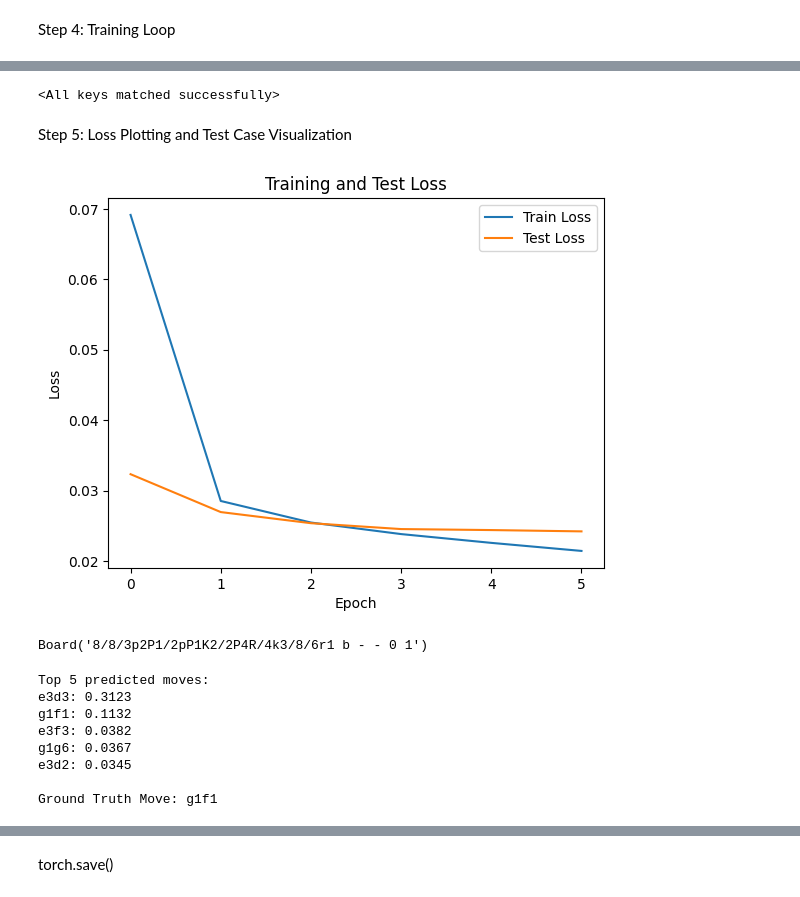
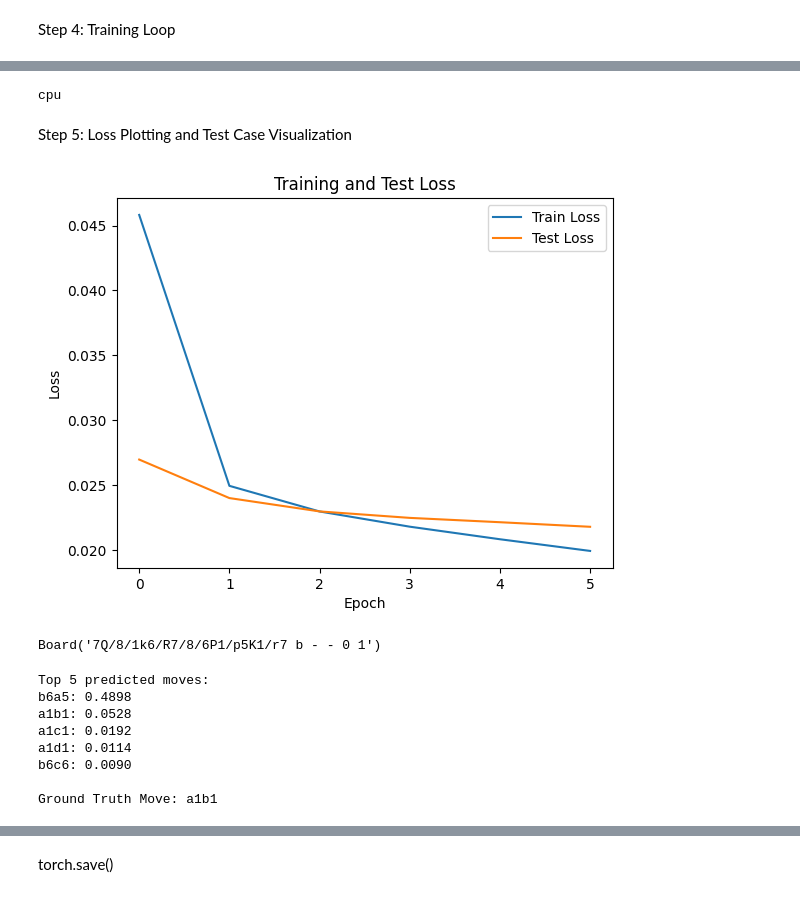
Before and after one commit to dzhou8/Endplay, a Jupyter notebook: model/CNN_Train.ipynb, the cells around one changed output, grey strips where cells are left out. Saved outputs shown, nothing was run; the diff lists cells and outputs as text; code cells hidden in the pictures.

```diff
--- a/model/CNN_Train.ipynb
+++ b/model/CNN_Train.ipynb
@@ -4,12 +4,12 @@ Step 1: Train/Test Split
 import numpy as np
 from sklearn.model_selection import train_test_split
 
-# data_2024 = np.load("../preprocessing/2024_6less.npz")
-# data_2023 = np.load("../preprocessing/2023_6less.npz")
-# X = np.concatenate([data_2023["inputs"], data_2024["inputs"]], axis=0)
-# Y = np.concatenate([data_2023["outputs"], data_2024["outputs"]], axis=0)
-data = np.load("../preprocessing/2023_6less.npz")
-X, Y = data["inputs"], data["outputs"]
+data_2024 = np.load("../preprocessing/2024_6less.npz")
+data_2023 = np.load("../preprocessing/2023_6less.npz")
+X = np.concatenate([data_2023["inputs"], data_2024["inputs"]], axis=0)
+Y = np.concatenate([data_2023["outputs"], data_2024["outputs"]], axis=0)
+# data = np.load("../preprocessing/2023_6less.npz")
+# X, Y = data["inputs"], data["outputs"]
 
 X_train, X_test, Y_train, Y_test = train_test_split(X, Y, test_size=0.1, random_state=42)
 print(len(X_train), len(X_test))
@@ -54,6 +54,7 @@ epochs = 6
 for epoch in range(epochs):
     model.train()
     total_train_loss = 0
+    model.to(device)
 
     for xb, yb in train_loader:
         xb, yb = xb.to(device), yb.to(device)
@@ -85,7 +86,8 @@ for epoch in range(epochs):
 
     if avg_test_loss < best_loss:
         best_loss = avg_test_loss
-        torch.save(model.state_dict(), "early_stop.pt")
+        model_cpu = model.cpu()
+        torch.save(model_cpu.state_dict(), "endplay_weights.pt")
 
     print(f"Epoch {epoch+1}/{epochs} - Train Loss: {avg_train_loss:.4f} - Test Loss: {avg_test_loss:.4f}")
 # %% [output]
@@ -98,7 +100,9 @@ Epoch 6/6 - Train Loss: 0.0214 - Test Loss: 0.0242
 # %%
-model.load_state_dict(torch.load("early_stop.pt"))
+model.load_state_dict(torch.load("endplay_weights.pt", map_location=torch.device('cpu')))
+model.to('cpu')
+print(next(model.parameters()).device)
 # %% [output]
-<All keys matched successfully>
+cpu
 # %% [markdown]
 Step 5: Loss Plotting and Test Case Visualization
 # %%
@@ -114,44 +118,44 @@ plt.show()
 
 import sys
 sys.path.insert(1, "../preprocessing")
 import utils
 
 # Pick a test sample
 idx = np.random.randint(len(X_test))
-x = torch.tensor(X_test[idx:idx+1], dtype=torch.float32).to(device)
+x = torch.tensor(X_test[idx:idx+1], dtype=torch.float32).to('cpu')
 y_pred = model(x)[0]  # shape: (2, 8, 8)
 
 board = utils.tensor_to_board(X_test[idx])
 display(board)
 top5_moves = model.get_top_moves(board, 5)
 
 print("Top 5 predicted moves:")
 for move, score in top5_moves:
     print(f"{move.uci()}: {score:.4f}")
 
 y_true = Y_test[idx]  # shape: (2, 8, 8)
 # Find the '1' (or highest value) in the start plane and end plane
 start_idx = np.argmax(y_true[0].flatten())
 end_idx   = np.argmax(y_true[1].flatten())
 
 # Convert to square names just like the predicted moves
 import chess
 start_sq = chess.square_name(start_idx)
 end_sq   = chess.square_name(end_idx)
 true_uci = f"{start_sq}{end_sq}"
 
 print("\nGround Truth Move:", true_uci)
 # %% [output]
-[figure, old version]
+[figure, new version]
-Board('8/8/3p2P1/2pP1K2/2P4R/4k3/8/6r1 b - - 0 1')
+Board('7Q/8/1k6/R7/8/6P1/p5K1/r7 b - - 0 1')
 Top 5 predicted moves:
-e3d3: 0.3123
-g1f1: 0.1132
-e3f3: 0.0382
-g1g6: 0.0367
-e3d2: 0.0345
+b6a5: 0.4898
+a1b1: 0.0528
+a1c1: 0.0192
+a1d1: 0.0114
+b6c6: 0.0090
 
-Ground Truth Move: g1f1
+Ground Truth Move: a1b1
 # %%
 # New cell to compute and plot Top-1 and Top-5 Accuracy
 import matplotlib.pyplot as plt
```
Also changed, not shown: parts of 3 cells of this notebook, 8 other files.
